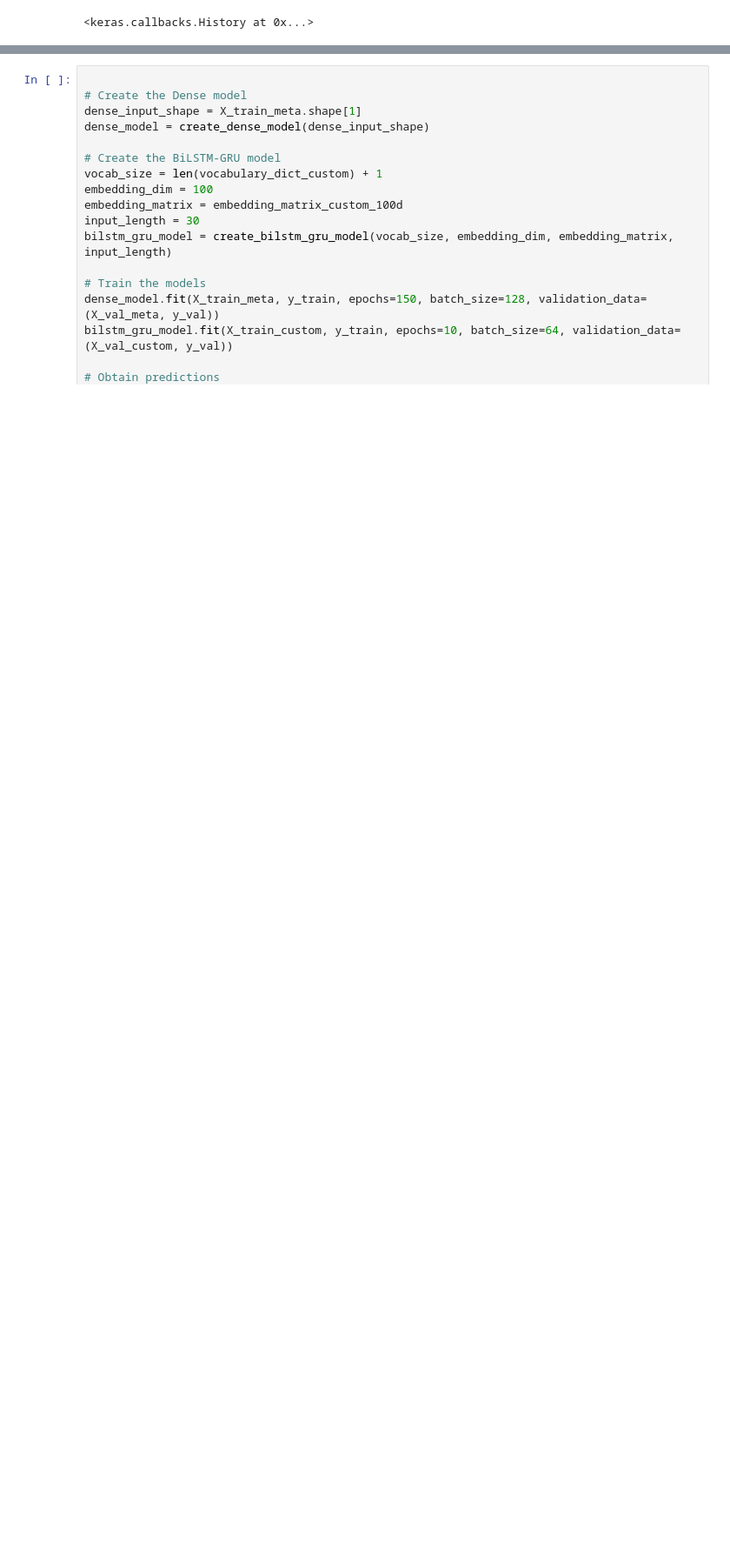
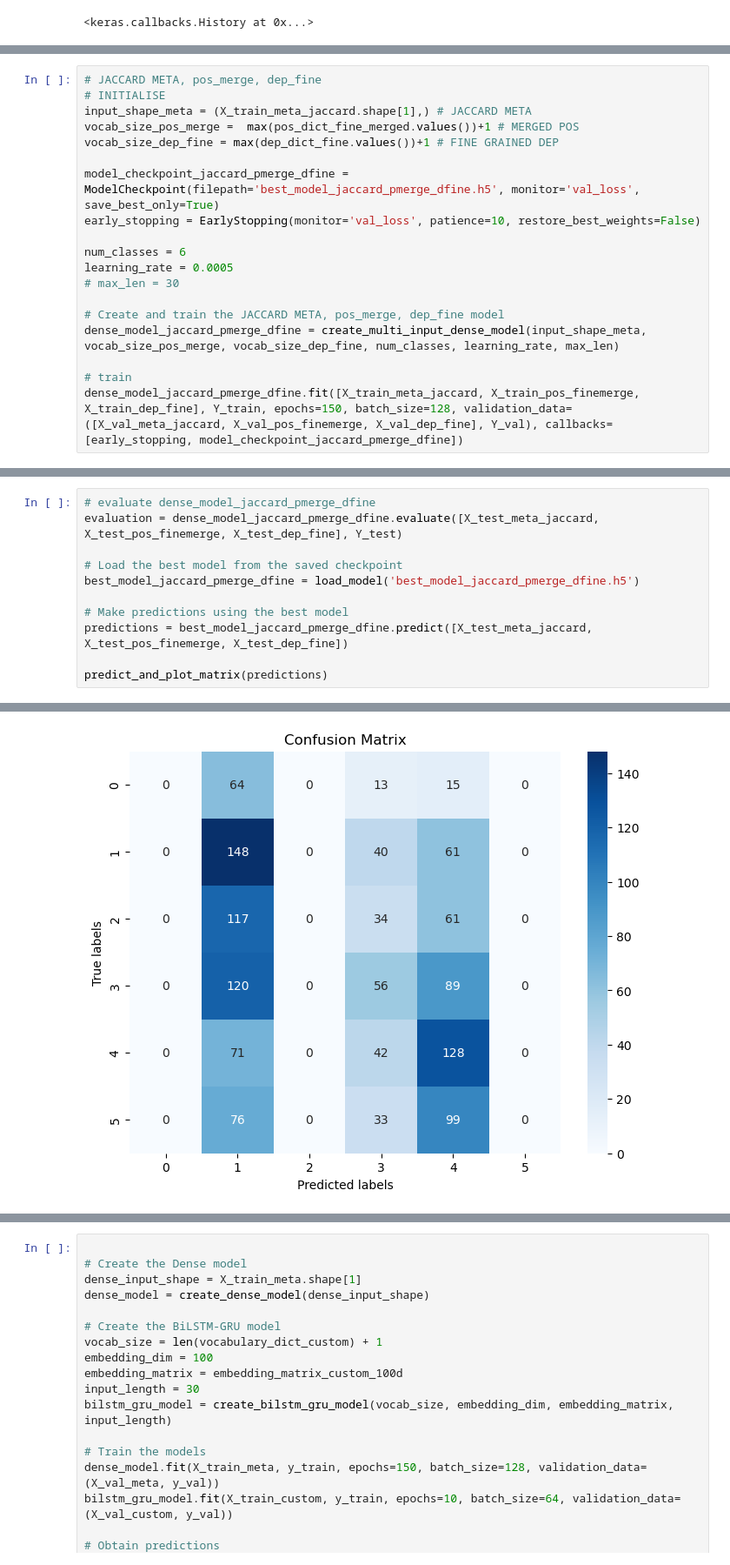
Before and after one commit to f4ths/fyp-fake-news-detection, a Jupyter notebook: ensemble.ipynb, the cells around one changed output, grey strips where cells are left out. Shown at 87% size. Cells and saved outputs as stored; diff of their text form; blank space fills up the shorter version.

```diff
--- a/ensemble.ipynb
+++ b/ensemble.ipynb
@@ -792,0 +1361,19 @@ Epoch 150/150
+# %%
+# JACCARD META, pos_merge, dep_fine
+# INITIALISE
+input_shape_meta = (X_train_meta_jaccard.shape[1],) # JACCARD META
+vocab_size_pos_merge =  max(pos_dict_fine_merged.values())+1 # MERGED POS
+vocab_size_dep_fine = max(dep_dict_fine.values())+1 # FINE GRAINED DEP
+
+model_checkpoint_jaccard_pmerge_dfine = ModelCheckpoint(filepath='best_model_jaccard_pmerge_dfine.h5', monitor='val_loss', save_best_only=True)
+early_stopping = EarlyStopping(monitor='val_loss', patience=10, restore_best_weights=False)
+
+num_classes = 6
+learning_rate = 0.0005
+# max_len = 30
+
+# Create and train the JACCARD META, pos_merge, dep_fine model
+dense_model_jaccard_pmerge_dfine = create_multi_input_dense_model(input_shape_meta, vocab_size_pos_merge, vocab_size_dep_fine, num_classes, learning_rate, max_len)
+
+# train
+dense_model_jaccard_pmerge_dfine.fit([X_train_meta_jaccard, X_train_pos_finemerge, X_train_dep_fine], Y_train, epochs=150, batch_size=128, validation_data=([X_val_meta_jaccard, X_val_pos_finemerge, X_val_dep_fine], Y_val), callbacks=[early_stopping, model_checkpoint_jaccard_pmerge_dfine])
@@ -792,0 +1399,12 @@ Epoch 150/150
+# %%
+# evaluate dense_model_jaccard_pmerge_dfine
+evaluation = dense_model_jaccard_pmerge_dfine.evaluate([X_test_meta_jaccard, X_test_pos_finemerge, X_test_dep_fine], Y_test)
+
+# Load the best model from the saved checkpoint
+best_model_jaccard_pmerge_dfine = load_model('best_model_jaccard_pmerge_dfine.h5')
+
+# Make predictions using the best model
+predictions = best_model_jaccard_pmerge_dfine.predict([X_test_meta_jaccard, X_test_pos_finemerge, X_test_dep_fine])
+
+predict_and_plot_matrix(predictions)
+# %% [output]
@@ -792,0 +1423 @@ Epoch 150/150
+[figure, added]
```
Also changed, not shown: parts of 65 cells of this notebook, 1 other file.
